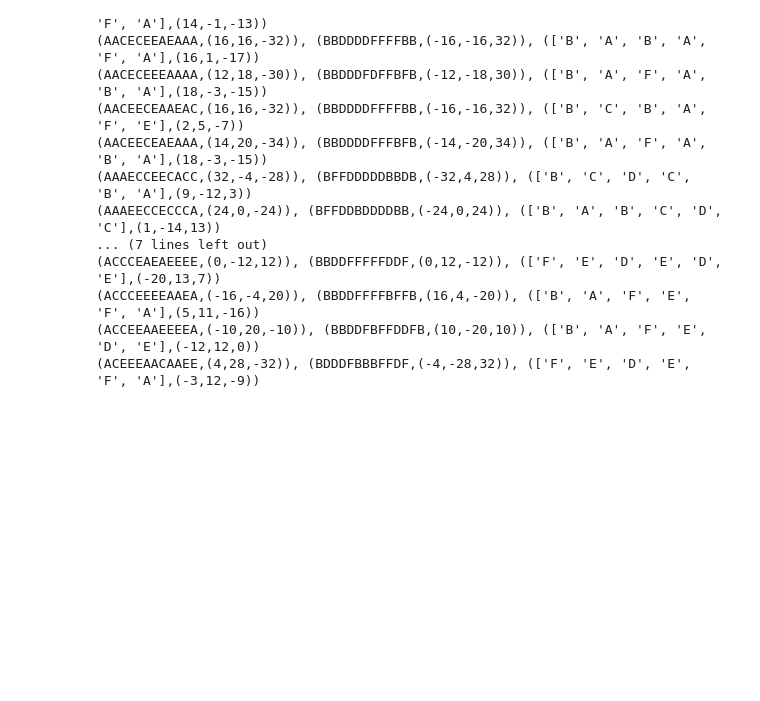
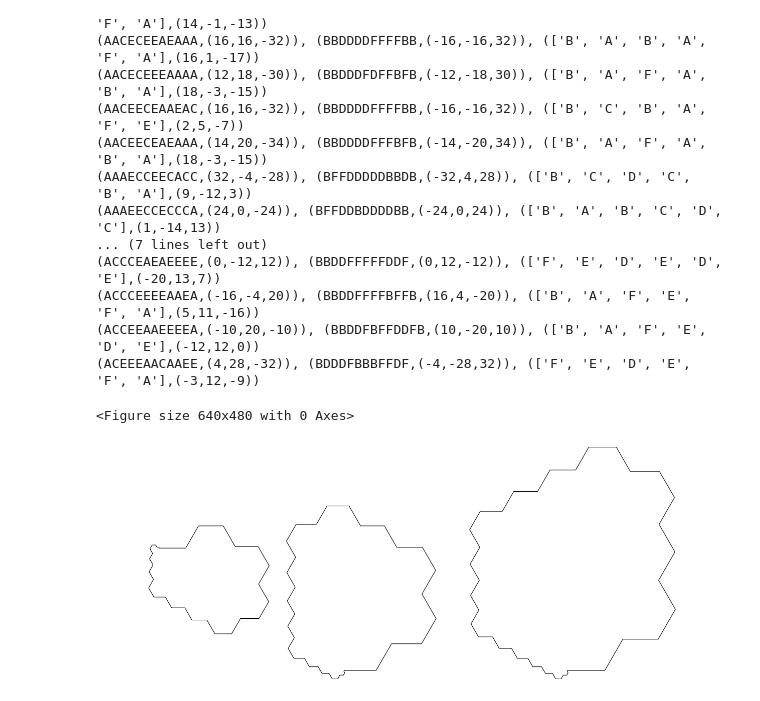
Before and after one commit to kapsitis/polimondi, a Jupyter notebook: polyforms/docs/poly_perfect_obtuse.ipynb, the cells around one changed output. Saved outputs shown, nothing was run; the diff lists cells and outputs as text; code cells hidden in the pictures; blank space fills up the shorter version.

```diff
--- a/polyforms/docs/poly_perfect_obtuse.ipynb
+++ b/polyforms/docs/poly_perfect_obtuse.ipynb
@@ -96,3 +96,58 @@ for idx,pstring in enumerate(poly24):
 # %%
 for idx,pstring in enumerate(poly24):
     llist = list(pstring)
+# %%
+from polyforms.polyiamond import Polyiamond
+from polyforms.draw_scene import *
+
+# n = 6, 14, 22, 30; max diameter
+
+# n = 24
+# mylist = [
+#     'ABABAFEDEDCDEFEDCBCDCDCB',
+#     'ABAFEFEDEDCDCBCDCBABABAB'
+# ]
+# offsets = [(0,0),(40,0)]
+
+# # n = 30
+# mylist = [
+#     'ABAFAFEFEDCBCBCDCDEDEDCDEDCBAB',
+#     'ABAFAFEFEDEDCDCDCDCBCBCBCBAFAF'
+# ]
+# offsets = [(0,0),(40,0)]
+
+# # n = 36
+# mylist = [
+#     'ABCBABAFAFEDCDCDEDEFAFEDEDEDCDEDCDCB',
+#     'ABABCBCDCDCDEDEFEFEFEFEFAFAFAFABABCB'
+# ]
+# offsets = [(0,0),(80,0)]
+
+# # n = 42
+# mylist = [
+#     'ABAFEFAFEFEDCBCBCDCBABCDCDEFEDEDEDCBCDCDCB',
+#     'ABABCBCBCDCDEDEDEDEFEFEFEFAFAFAFAFAFABABCB'
+# ]
+# offsets = [(-60,200),(40,0)]
+
+mylist = [
+    'ABAFAFEFEDEDCDCDCDCBCBCBCBAFAF',
+    'ABABCBCDCDCDEDEFEFEFEFEFAFAFAFABABCB',
+    'ABABCBCBCDCDEDEDEDEFEFEFEFAFAFAFAFAFABABCB'
+]
+offsets = [(0,160),(40,0), (60,0)]
+
+polygons = [Polyiamond(s) for s in mylist]
+scene = DrawScene(Align.BASELINE)
+
+
+
+for idx,poly in enumerate(polygons):
+    scene.add_polyiamond(f'p{idx}', poly, offsets[idx])
+
+scene.pack()
+#scene.show_grid()
+scene.set_size_in(16,6)
+# %% [output]
+<Figure size 640x480 with 0 Axes>
+[figure, added]
```
Also changed, not shown: parts of 2 cells of this notebook, 23 other files.
